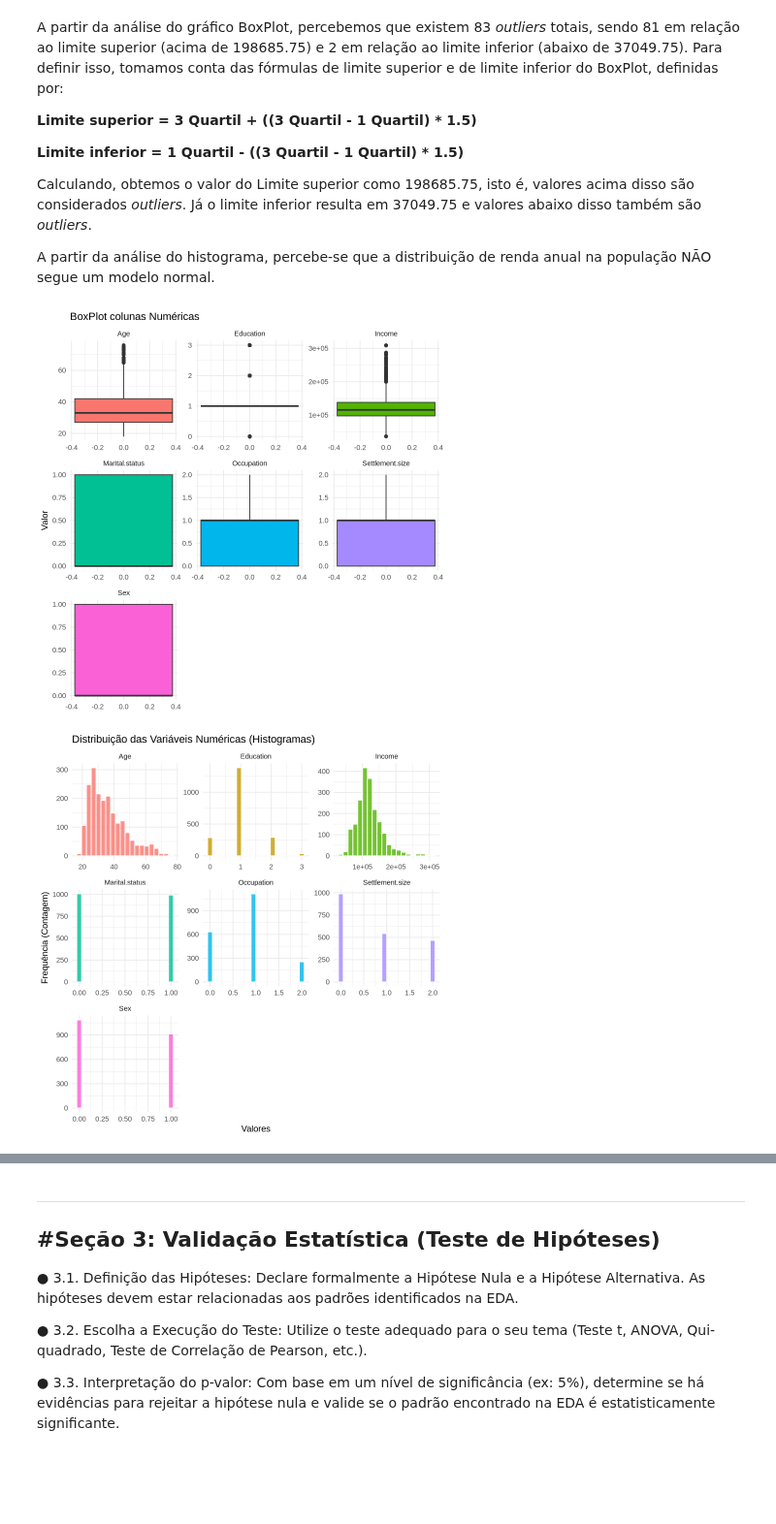
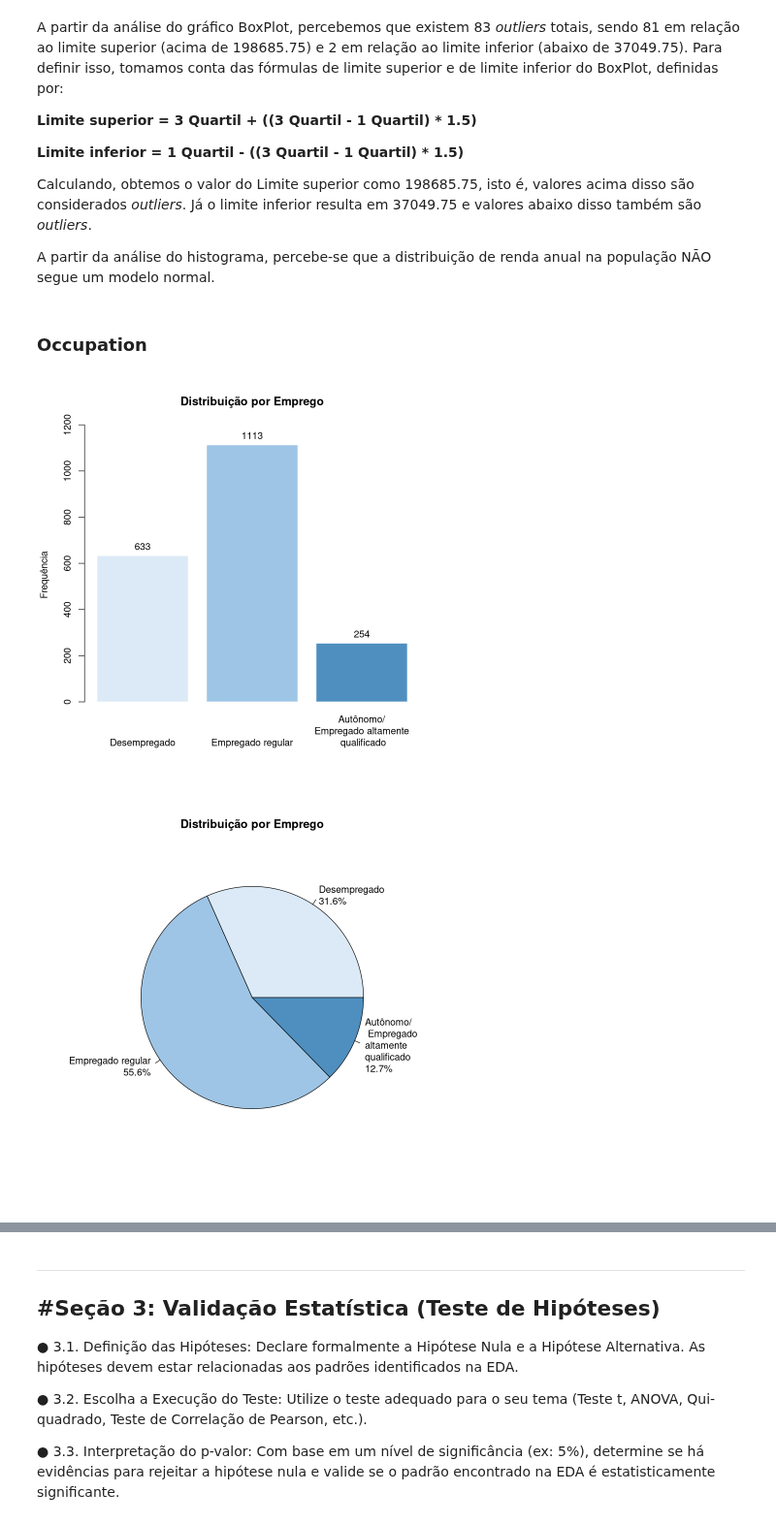
Before and after one commit to ThAlvesM/Kmean_2026-1, a Jupyter notebook: Kmean_2026-1.ipynb, the cells around one changed output, grey strips where cells are left out. Shown at 97% size. Drawn from its saved outputs; the diff is of its cells as text; code cells hidden in the pictures; blank space fills up the shorter version.

```diff
--- a/Kmean_2026-1.ipynb
+++ b/Kmean_2026-1.ipynb
@@ -466,32 +450,39 @@ A partir da análise do gráfico BoxPlot, percebemos que existem 83 *outliers* t
 Calculando, obtemos o valor do Limite superior como 198685.75, isto é, valores acima disso são considerados *outliers*. Já o limite inferior resulta em 37049.75 e valores abaixo disso também são *outliers*.
 
 A partir da análise do histograma, percebe-se que a distribuição de renda anual na população NÃO segue um modelo normal.
-# %%
-dados_longo <- dataset_sem_id %>%
-  select(where(is.numeric)) %>%
-  pivot_longer(cols = everything(), names_to = "Variavel", values_to = "Valor")
-
-ggplot(dados_longo, aes(y = Valor, fill = Variavel)) +
-  geom_boxplot() +
-  facet_wrap(~Variavel, scales = "free") +
-  theme_minimal() +
-  theme(legend.position = "none") +
-  labs(title = "BoxPlot colunas Numéricas")
-
-dados_longo <- dataset_sem_id %>%
-  select(where(is.numeric)) %>%
-  pivot_longer(cols = everything(), names_to = "Variavel", values_to = "Valor")
-
-ggplot(dados_longo, aes(x = Valor, fill = Variavel)) +
-  geom_histogram(bins = 20, color = "white", alpha = 0.8) +
-  facet_wrap(~Variavel, scales = "free") +
-  theme_minimal() +
-  theme(legend.position = "none") +
-  labs(
-    title = "Distribuição das Variáveis Numéricas (Histogramas)",
-    x = "Valores",
-    y = "Frequência (Contagem)"
-  )
-# %% [output]
-[figure, removed]
-[figure, removed]
+# %% [markdown]
+### Occupation
+# %%
+par(bg = "white")
+
+Occupation_var <- table(dataset_sem_id$Occupation)
+
+bp <- barplot(
+    Occupation_var,
+    names.arg = c("Desempregado", "Empregado regular", "\n Autônomo/ \n Empregado altamente \n qualificado"),
+    main = "Distribuição por Emprego",
+    ylab = "Frequência",
+    border = "white",
+    ylim = c(-100, 1200),
+    col = c("#DCEAF7", "#9EC5E5", "#4F8FC0")
+)
+contagem <- table(dataset_sem_id$Occupation)
+
+text(bp, contagem, labels = Occupation_var, pos = 3)
+
+
+pizza <- pie(
+    Occupation_var,
+    main = "Distribuição por Emprego",
+    labels = paste0(
+        c("Desempregado", "Empregado regular", "Autônomo/ \n Empregado \naltamente \nqualificado"),
+        "\n",
+        round(contagem / sum(contagem) * 100, 1),
+        "%"
+    ),
+    col = c("#DCEAF7", "#9EC5E5", "#4F8FC0")
+
+)
+# %% [output]
+[figure, added]
+[figure, added]
```
Also changed, not shown: parts of 24 cells of this notebook.
